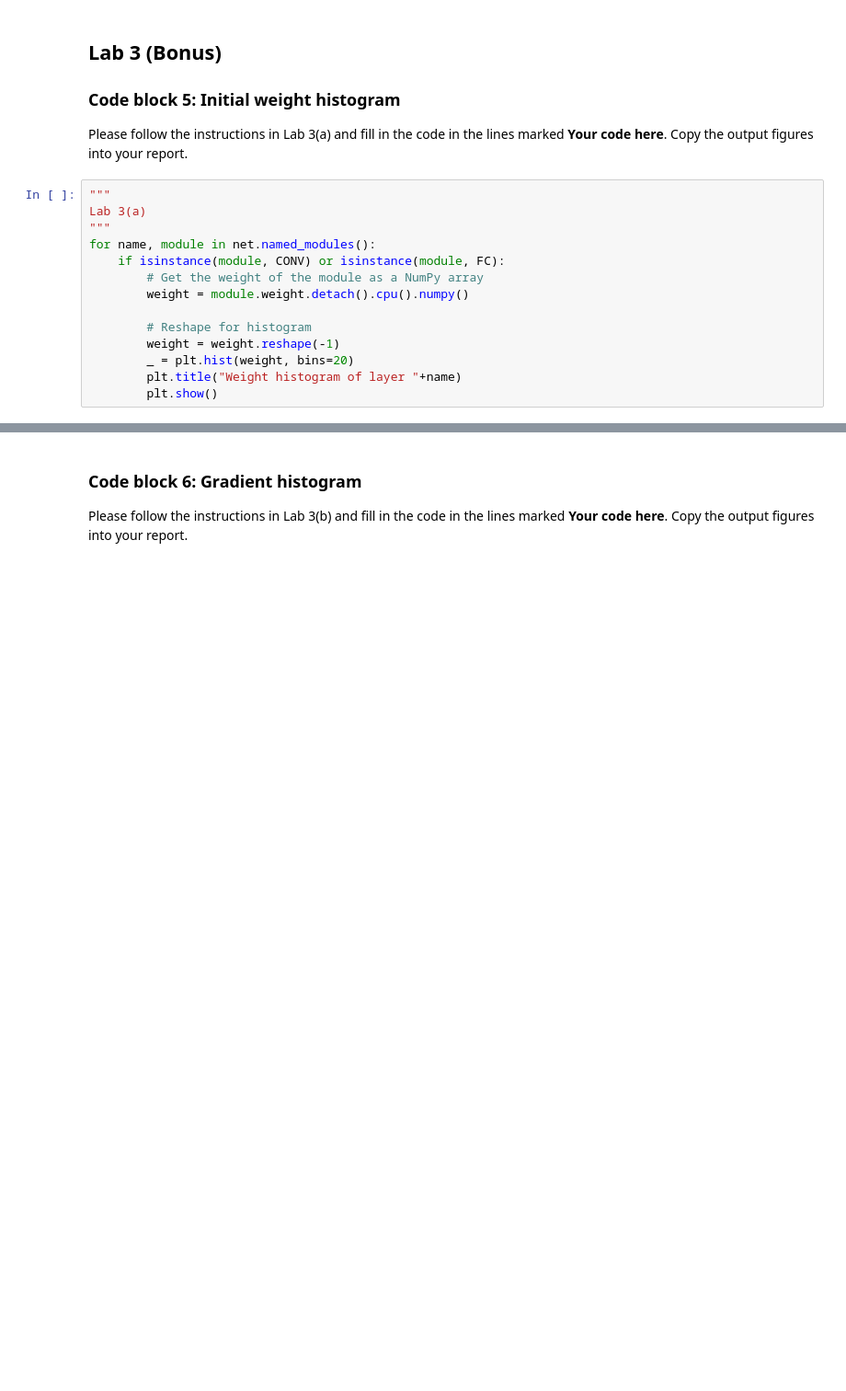
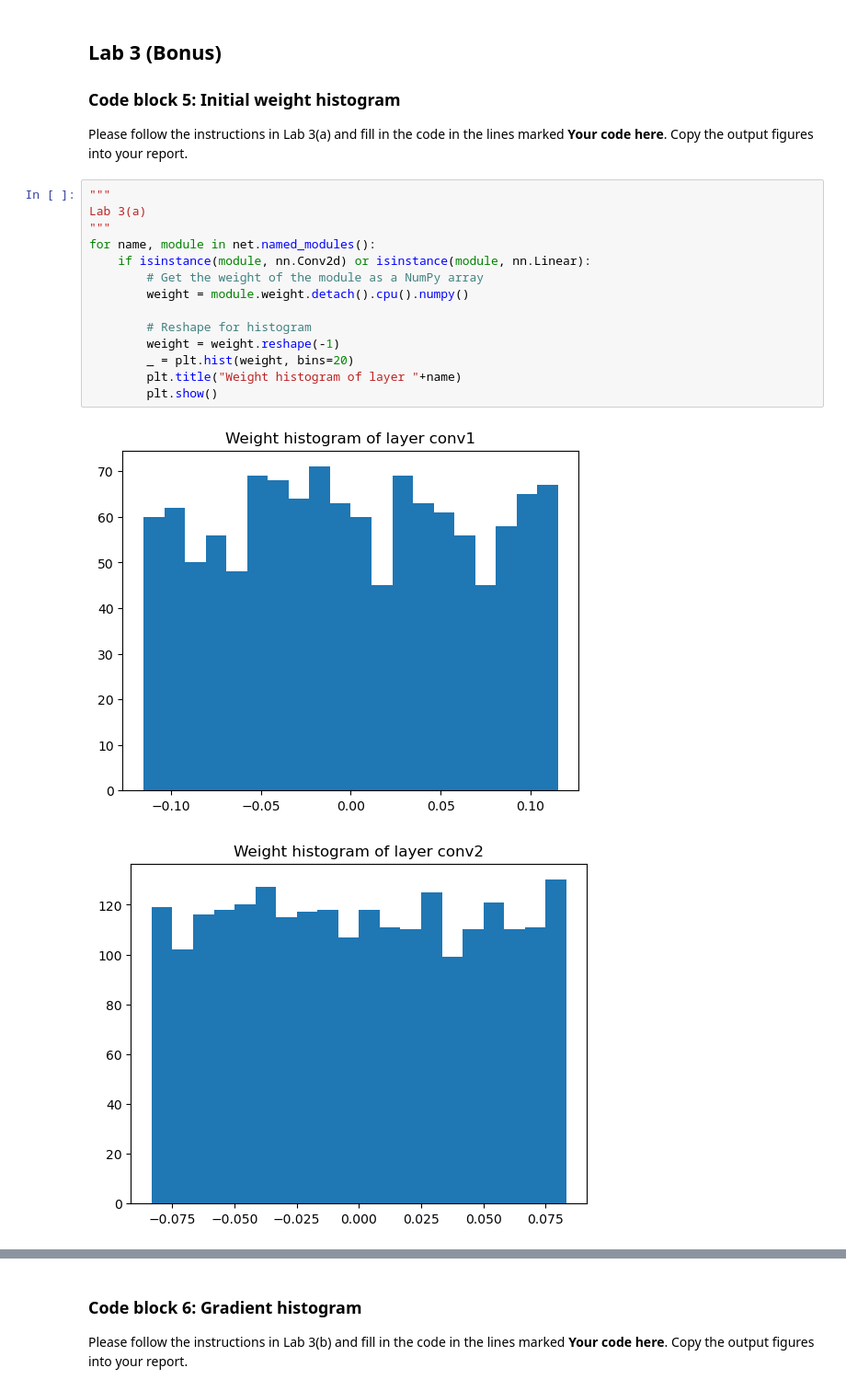
Before and after one commit to mingxinliu0423/ECE661, a Jupyter notebook: HW1/SimpleNN.ipynb, the cells around one changed output, grey strips where cells are left out. Shown at 92% size. Drawn from its saved outputs; the diff is of its cells as text; blank space fills up the shorter version.

```diff
--- a/HW1/SimpleNN.ipynb
+++ b/HW1/SimpleNN.ipynb
@@ -154,14 +179,17 @@ Please follow the instructions in Lab 3(a) and fill in the code in the lines mar
 # %%
 """
 Lab 3(a)
 """
 for name, module in net.named_modules():
-    if isinstance(module, CONV) or isinstance(module, FC):
+    if isinstance(module, nn.Conv2d) or isinstance(module, nn.Linear):
         # Get the weight of the module as a NumPy array
         weight = module.weight.detach().cpu().numpy()
 
         # Reshape for histogram
         weight = weight.reshape(-1)
         _ = plt.hist(weight, bins=20)
         plt.title("Weight histogram of layer "+name)
         plt.show()
+# %% [output]
+[figure, added]
+[figure, added]
```
Also changed, not shown: parts of 3 cells of this notebook.
